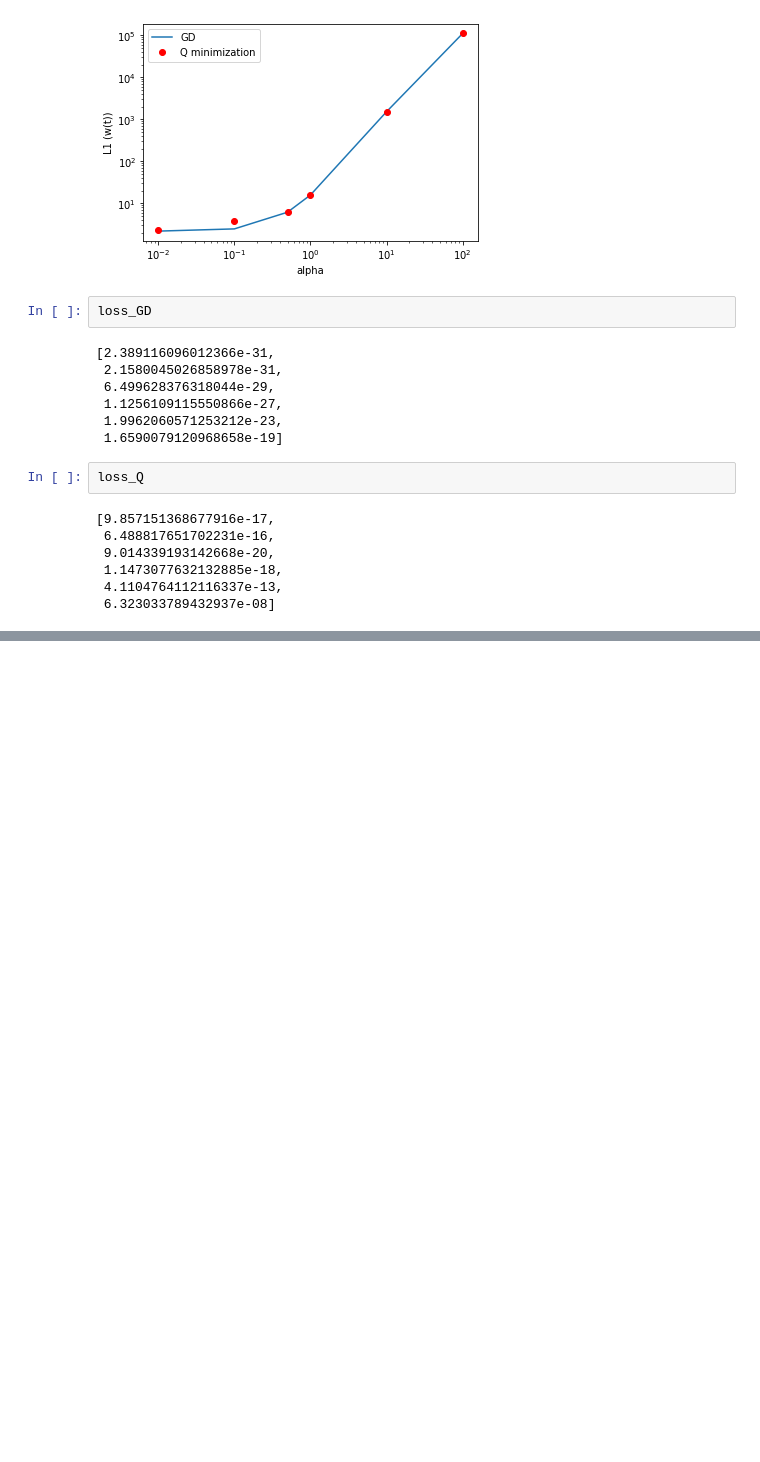
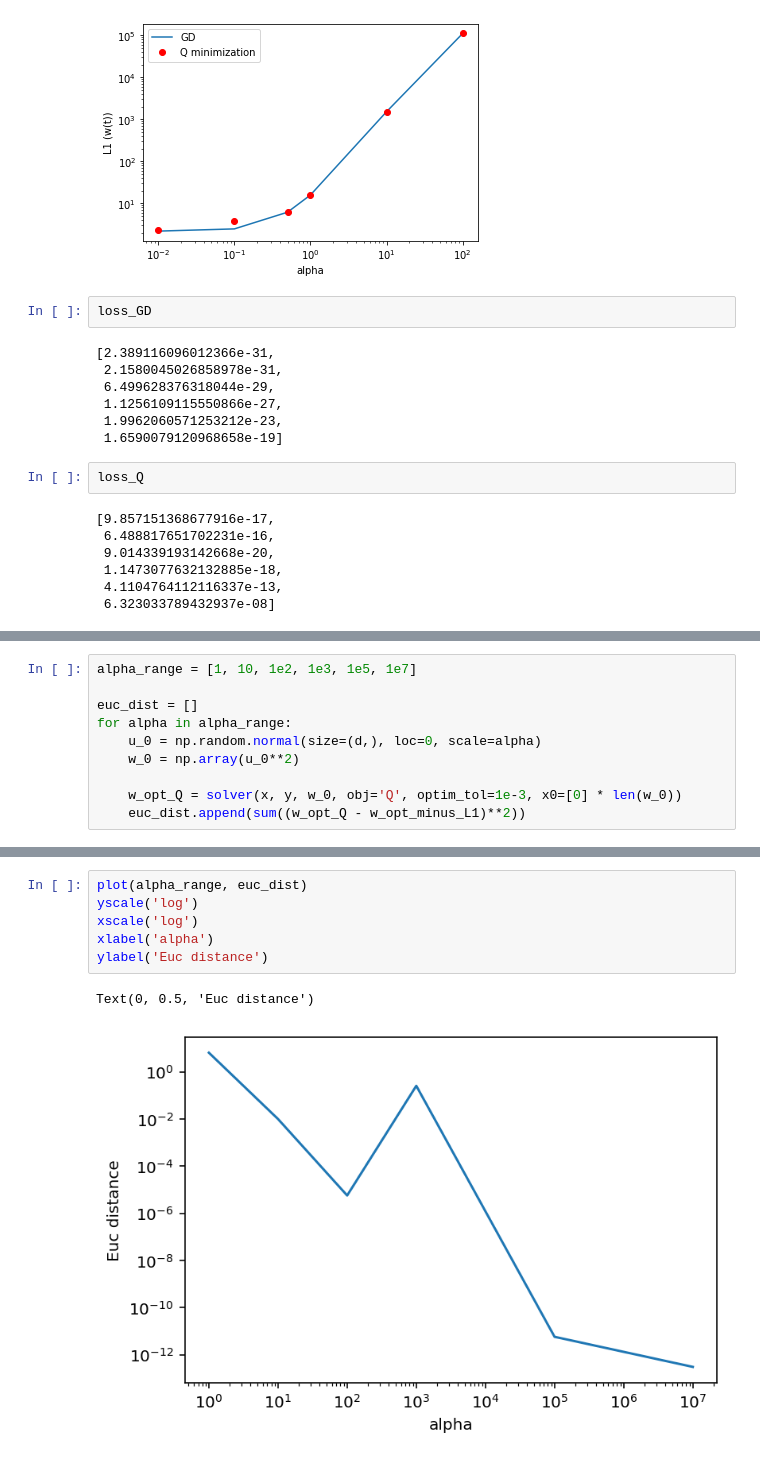
Before and after one commit to shaharazulay/relu-inductive-bias, a Jupyter notebook: source/regression_toy_linear_model.ipynb, the cells around one changed output, grey strips where cells are left out. Drawn from its saved outputs; the diff is of its cells as text; blank space fills up the shorter version.

```diff
--- a/source/regression_toy_linear_model.ipynb
+++ b/source/regression_toy_linear_model.ipynb
@@ -259,0 +283,10 @@ loss_Q
+# %%
+alpha_range = [1, 10, 1e2, 1e3, 1e5, 1e7]
+
+euc_dist = []
+for alpha in alpha_range:
+    u_0 = np.random.normal(size=(d,), loc=0, scale=alpha)
+    w_0 = np.array(u_0**2)
+
+    w_opt_Q = solver(x, y, w_0, obj='Q', optim_tol=1e-3, x0=[0] * len(w_0))
+    euc_dist.append(sum((w_opt_Q - w_opt_minus_L1)**2))
@@ -259,0 +311,9 @@ loss_Q
+# %%
+plot(alpha_range, euc_dist)
+yscale('log')
+xscale('log')
+xlabel('alpha')
+ylabel('Euc distance')
+# %% [output]
+Text(0, 0.5, 'Euc distance')
+[figure, added]
```
Also changed, not shown: parts of 18 cells of this notebook, 1 other file.
